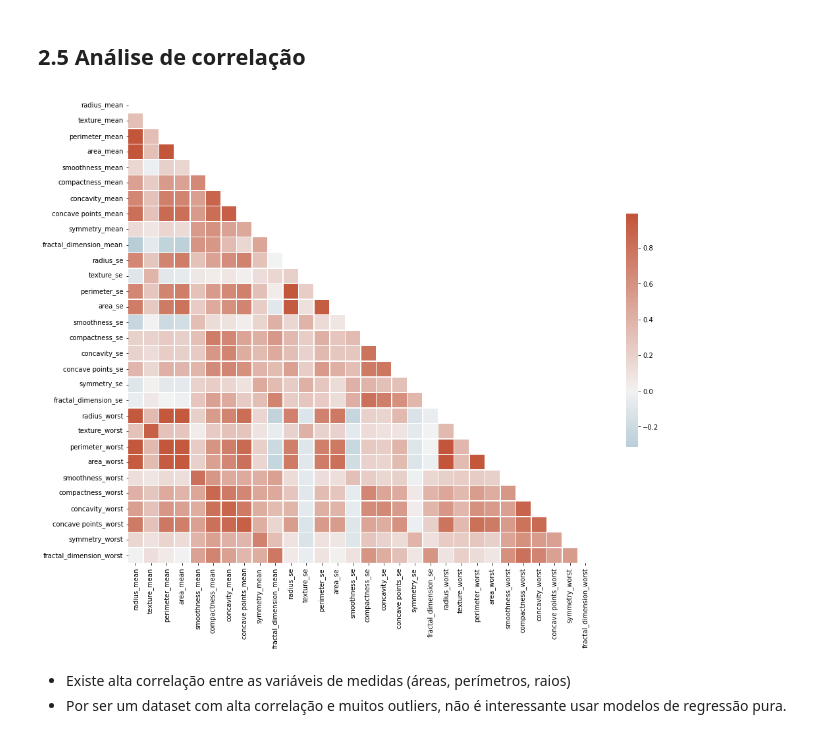
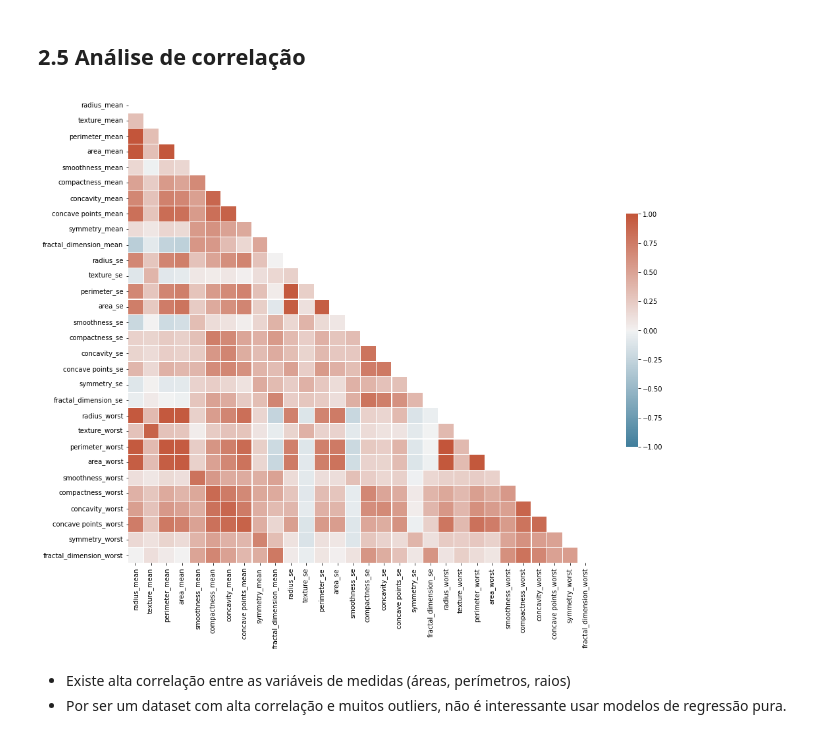
Before and after one commit to cruz-marco/breast_cancer_mlp_classifier, a Jupyter notebook: Breast_Cancer.ipynb, the cells around one changed output. Cells and saved outputs as stored; diff of their text form; code cells hidden in the pictures.

```diff
--- a/Breast_Cancer.ipynb
+++ b/Breast_Cancer.ipynb
@@ -214,15 +214,15 @@ print(*sorted(list_na, key=lambda x: x['Uniq-len'], reverse=True), sep='\n')
 # %%
 corr = df.select_dtypes(include='number').corr()
 mask = np.triu(np.ones_like(corr, dtype=bool))
 cmap = sns.diverging_palette(230, 20, as_cmap=True)
 
 plt.figure(figsize=(18,13))
 
-sns.heatmap(corr, mask=mask, cmap=cmap, vmax=.99, center=0,
-            square=True, linewidths=.5, cbar_kws={"shrink": .5})
+sns.heatmap(corr, mask=mask, cmap=cmap, vmax=1, vmin=-1, center=0,
+            square=True, linewidths=.15, cbar_kws={"shrink": .5})
 plt.show()
 # %% [output]
-[figure, old version]
+[figure, new version]
 # %% [markdown]
 - Existe alta correlação entre as variáveis de medidas (áreas, perímetros, raios)
 - Por ser um dataset com alta correlação e muitos outliers, não é interessante usar modelos de regressão pura.
```
